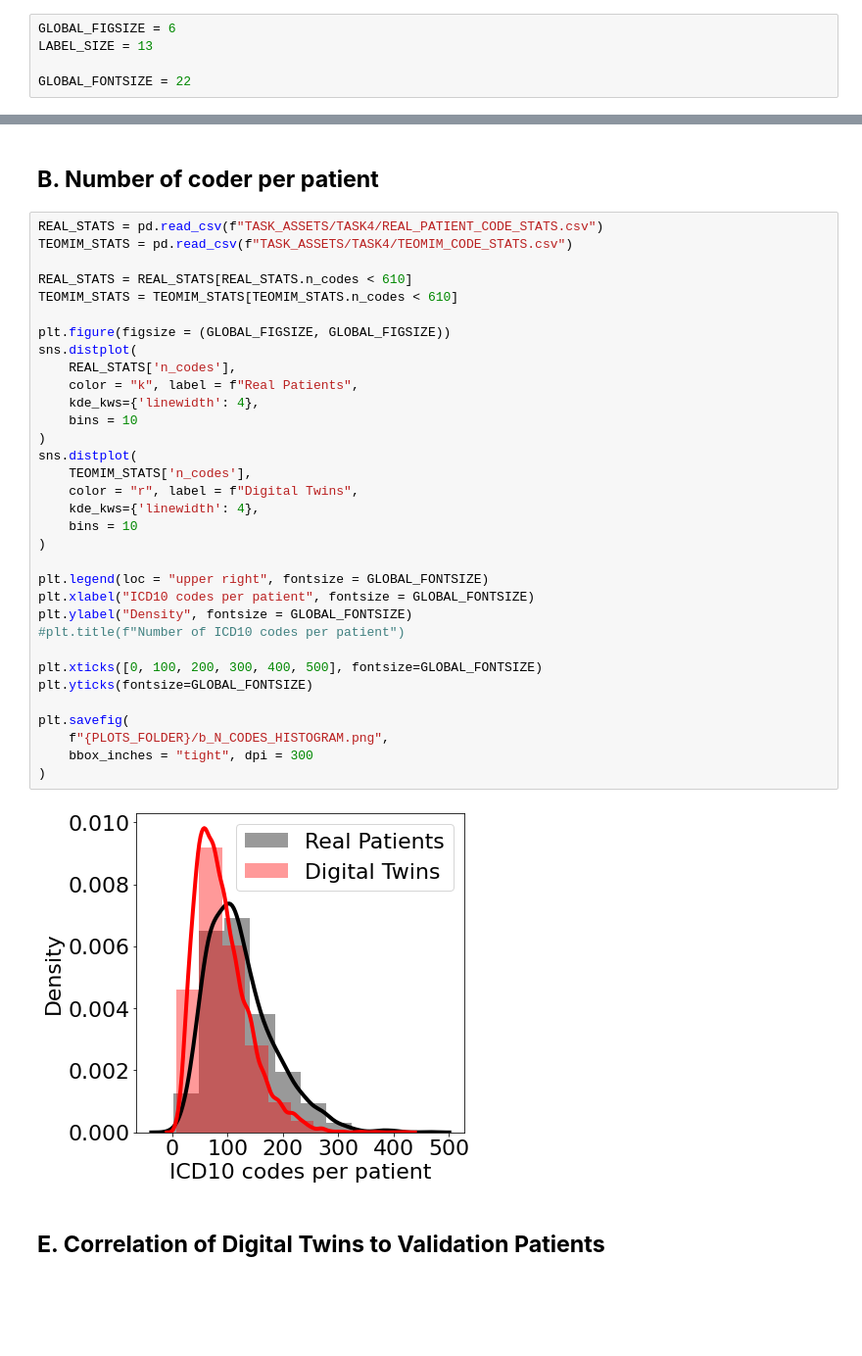
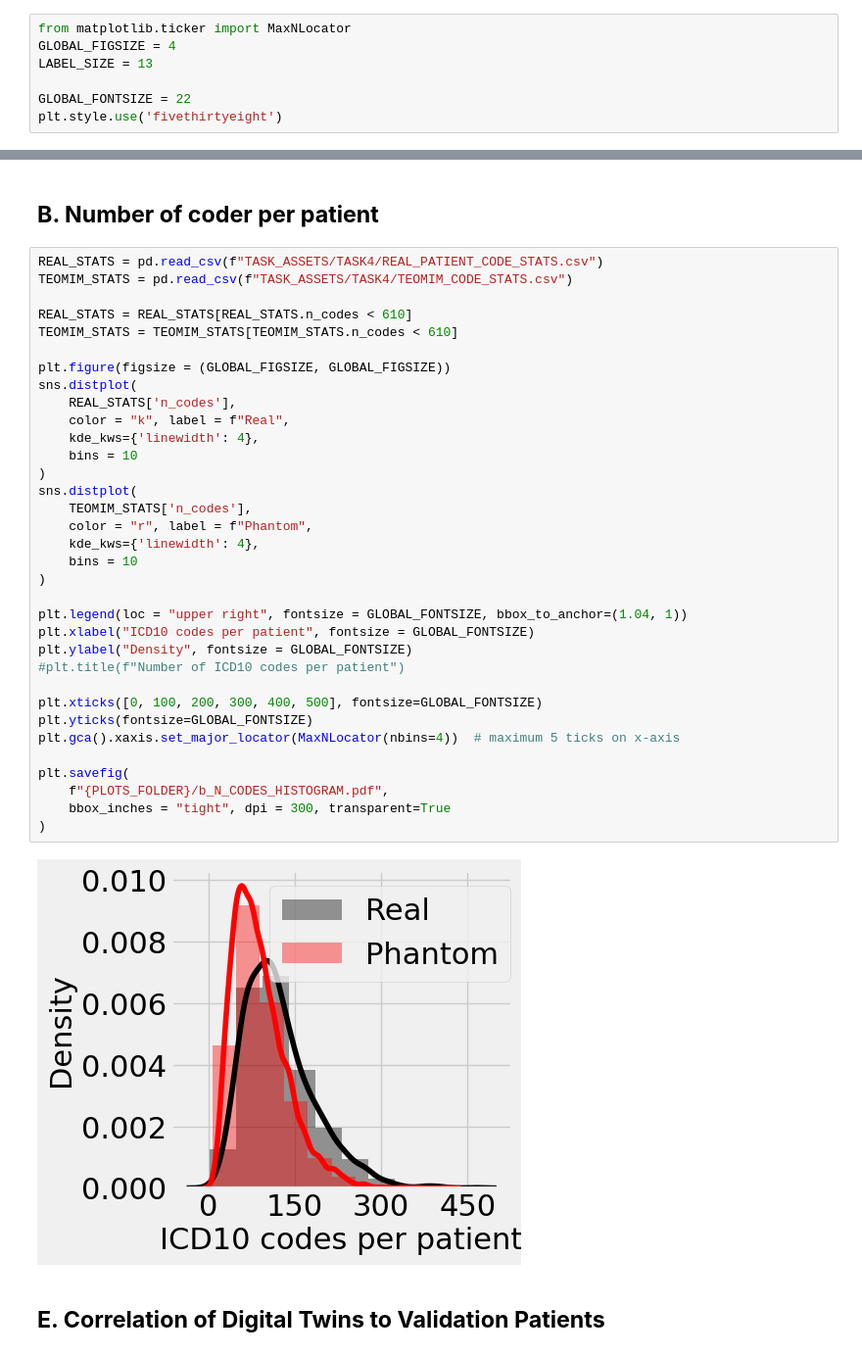
Before and after one commit to zeroknowledgediscovery/teomim, a Jupyter notebook: examples/IPF/PLOT_for_panels.ipynb, the cells around one changed output, grey strips where cells are left out. Shown at 98% size. Cells and saved outputs as stored; diff of their text form; blank space fills up the shorter version.

```diff
--- a/examples/IPF/PLOT_for_panels.ipynb
+++ b/examples/IPF/PLOT_for_panels.ipynb
@@ -31,10 +31,12 @@ os.makedirs(PLOTS_FOLDER, exist_ok = True)
 # %% [markdown]
 ## **------------------------------------------------**
 # %%
-GLOBAL_FIGSIZE = 6
+from matplotlib.ticker import MaxNLocator
+GLOBAL_FIGSIZE = 4
 LABEL_SIZE = 13
 
 GLOBAL_FONTSIZE = 22
+plt.style.use('fivethirtyeight')
 # %% [markdown]
 ## **------------------------------------------------**
 # %% [markdown]
@@ -71,38 +74,39 @@ plt.show()
 # %%
 REAL_STATS = pd.read_csv(f"TASK_ASSETS/TASK4/REAL_PATIENT_CODE_STATS.csv")
 TEOMIM_STATS = pd.read_csv(f"TASK_ASSETS/TASK4/TEOMIM_CODE_STATS.csv")
 
 REAL_STATS = REAL_STATS[REAL_STATS.n_codes < 610]
 TEOMIM_STATS = TEOMIM_STATS[TEOMIM_STATS.n_codes < 610]
 
 plt.figure(figsize = (GLOBAL_FIGSIZE, GLOBAL_FIGSIZE))
 sns.distplot(
     REAL_STATS['n_codes'],
-    color = "k", label = f"Real Patients",
+    color = "k", label = f"Real",
     kde_kws={'linewidth': 4},
     bins = 10
 )
 sns.distplot(
     TEOMIM_STATS['n_codes'],
-    color = "r", label = f"Digital Twins",
+    color = "r", label = f"Phantom",
     kde_kws={'linewidth': 4},
     bins = 10
 )
 
-plt.legend(loc = "upper right", fontsize = GLOBAL_FONTSIZE)
+plt.legend(loc = "upper right", fontsize = GLOBAL_FONTSIZE, bbox_to_anchor=(1.04, 1))
 plt.xlabel("ICD10 codes per patient", fontsize = GLOBAL_FONTSIZE)
 plt.ylabel("Density", fontsize = GLOBAL_FONTSIZE)
 #plt.title(f"Number of ICD10 codes per patient")
 
 plt.xticks([0, 100, 200, 300, 400, 500], fontsize=GLOBAL_FONTSIZE)
 plt.yticks(fontsize=GLOBAL_FONTSIZE)
+plt.gca().xaxis.set_major_locator(MaxNLocator(nbins=4))  # maximum 5 ticks on x-axis
 
 plt.savefig(
-    f"{PLOTS_FOLDER}/b_N_CODES_HISTOGRAM.png",
-    bbox_inches = "tight", dpi = 300
+    f"{PLOTS_FOLDER}/b_N_CODES_HISTOGRAM.pdf",
+    bbox_inches = "tight", dpi = 300, transparent=True
 )
 # %% [output]
-[figure, old version]
+[figure, new version]
 # %% [markdown]
 ## **E. Correlation of Digital Twins to Validation Patients**
 # %%
```
Also changed, not shown: parts of 5 cells of this notebook, 11 other files.
